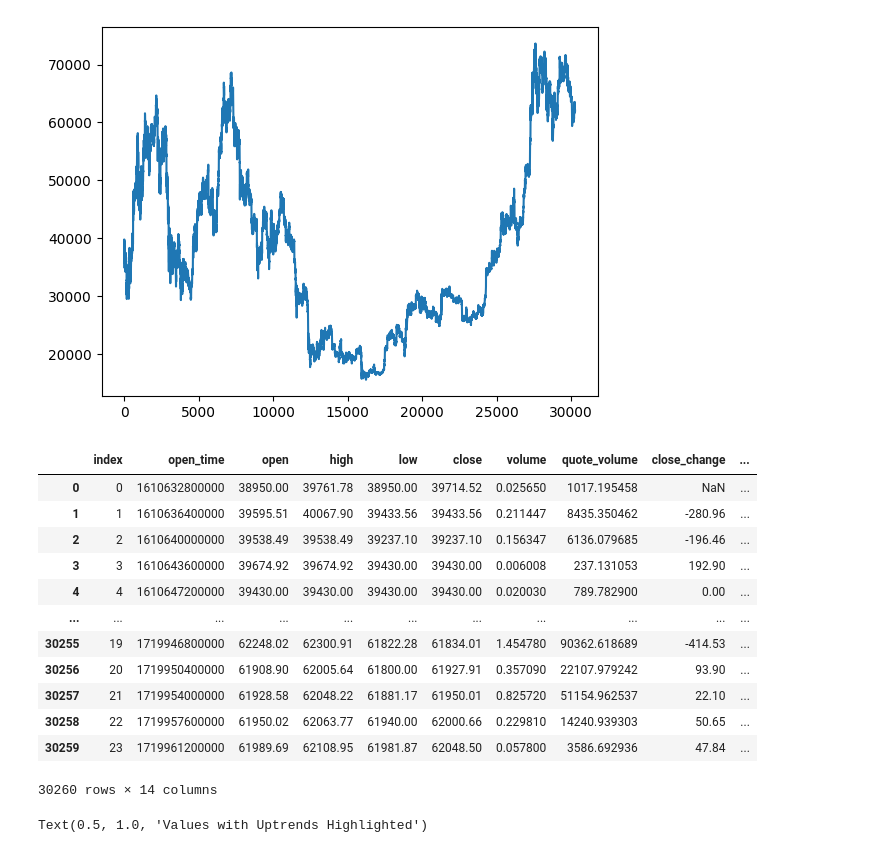
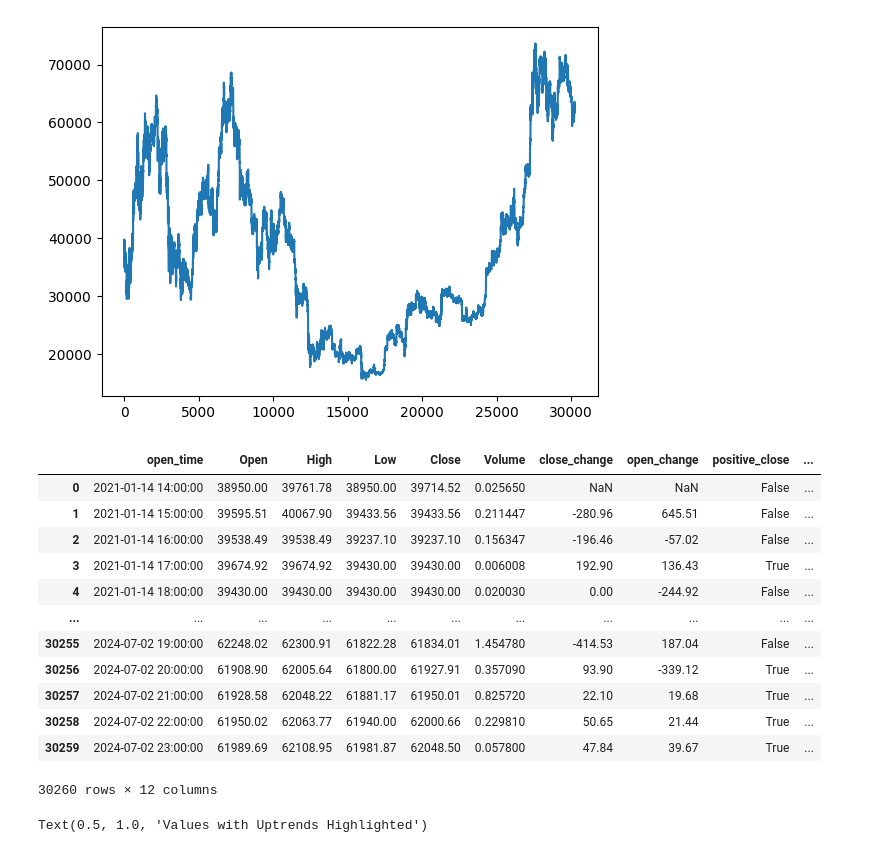
Before and after one commit to rmh7596/cryptoStrategies, a Jupyter notebook: trend_detection.ipynb, the cells around one changed output. Drawn from its saved outputs; the diff is of its cells as text; code cells hidden in the pictures.

```diff
--- a/trend_detection.ipynb
+++ b/trend_detection.ipynb
@@ -5,5 +5,7 @@ import numpy as np
 import matplotlib.pyplot as plt
 # %%
 full_df = pd.read_csv(open("/Users/RyanHaver/Projects/cryptoStrategies/full_data.csv"))
-full_df.drop(columns=['close_time', 'count', 'taker_buy_base_volume', 'taker_buy_quote_volume'], inplace=True)
-full_df.head()
+full_df['open_time'] = pd.to_datetime(full_df['open_time'], unit='ms')
+full_df.set_index('open_time', inplace=True)
+full_df.drop(columns=['close_time', 'count', 'taker_buy_base_volume', 'taker_buy_quote_volume', 'quote_volume'], inplace=True)
+full_df.columns = ['Open', 'High', 'Low', 'Close', 'Volume']
@@ -22,30 +17,30 @@ plt.show()
 # %%
 window_size = 10
 # Does using open and close prices actually give me any more information?
-full_df['close_change'] = full_df['close'].diff()
-full_df['open_change'] = full_df['open'].diff()
+full_df['close_change'] = full_df['Close'].diff()
+full_df['open_change'] = full_df['Open'].diff()
 full_df['positive_close'] = full_df['close_change'] > 0
 full_df['positive_open'] = full_df['open_change'] > 0
 close_previous_window = full_df['positive_close'].rolling(window=window_size, min_periods=window_size).sum().shift(1-window_size) == window_size
 open_previous_window = full_df['positive_open'].rolling(window=window_size, min_periods=window_size).sum().shift(1-window_size) == window_size
 full_df['trend_close'] = close_previous_window
 full_df['trend_open'] = open_previous_window
 full_df.reset_index(inplace=True)
 full_df
 # %% [output]
-|  | index | open_time | open | high | low | close | volume | quote_volume | close_change | ... |
-| 0 | 0 | 1610632800000 | 38950.00 | 39761.78 | 38950.00 | 39714.52 | 0.025650 | 1017.195458 | NaN | ... |
-| 1 | 1 | 1610636400000 | 39595.51 | 40067.90 | 39433.56 | 39433.56 | 0.211447 | 8435.350462 | -280.96 | ... |
-| 2 | 2 | 1610640000000 | 39538.49 | 39538.49 | 39237.10 | 39237.10 | 0.156347 | 6136.079685 | -196.46 | ... |
-| 3 | 3 | 1610643600000 | 39674.92 | 39674.92 | 39430.00 | 39430.00 | 0.006008 | 237.131053 | 192.90 | ... |
-| 4 | 4 | 1610647200000 | 39430.00 | 39430.00 | 39430.00 | 39430.00 | 0.020030 | 789.782900 | 0.00 | ... |
+|  | open_time | Open | High | Low | Close | Volume | close_change | open_change | positive_close | ... |
+| 0 | 2021-01-14 14:00:00 | 38950.00 | 39761.78 | 38950.00 | 39714.52 | 0.025650 | NaN | NaN | False | ... |
+| 1 | 2021-01-14 15:00:00 | 39595.51 | 40067.90 | 39433.56 | 39433.56 | 0.211447 | -280.96 | 645.51 | False | ... |
+| 2 | 2021-01-14 16:00:00 | 39538.49 | 39538.49 | 39237.10 | 39237.10 | 0.156347 | -196.46 | -57.02 | False | ... |
+| 3 | 2021-01-14 17:00:00 | 39674.92 | 39674.92 | 39430.00 | 39430.00 | 0.006008 | 192.90 | 136.43 | True | ... |
+| 4 | 2021-01-14 18:00:00 | 39430.00 | 39430.00 | 39430.00 | 39430.00 | 0.020030 | 0.00 | -244.92 | False | ... |
 | ... | ... | ... | ... | ... | ... | ... | ... | ... | ... | ... |
-| 30255 | 19 | 1719946800000 | 62248.02 | 62300.91 | 61822.28 | 61834.01 | 1.454780 | 90362.618689 | -414.53 | ... |
-| 30256 | 20 | 1719950400000 | 61908.90 | 62005.64 | 61800.00 | 61927.91 | 0.357090 | 22107.979242 | 93.90 | ... |
-| 30257 | 21 | 1719954000000 | 61928.58 | 62048.22 | 61881.17 | 61950.01 | 0.825720 | 51154.962537 | 22.10 | ... |
-| 30258 | 22 | 1719957600000 | 61950.02 | 62063.77 | 61940.00 | 62000.66 | 0.229810 | 14240.939303 | 50.65 | ... |
-| 30259 | 23 | 1719961200000 | 61989.69 | 62108.95 | 61981.87 | 62048.50 | 0.057800 | 3586.692936 | 47.84 | ... |
+| 30255 | 2024-07-02 19:00:00 | 62248.02 | 62300.91 | 61822.28 | 61834.01 | 1.454780 | -414.53 | 187.04 | False | ... |
+| 30256 | 2024-07-02 20:00:00 | 61908.90 | 62005.64 | 61800.00 | 61927.91 | 0.357090 | 93.90 | -339.12 | True | ... |
+| 30257 | 2024-07-02 21:00:00 | 61928.58 | 62048.22 | 61881.17 | 61950.01 | 0.825720 | 22.10 | 19.68 | True | ... |
+| 30258 | 2024-07-02 22:00:00 | 61950.02 | 62063.77 | 61940.00 | 62000.66 | 0.229810 | 50.65 | 21.44 | True | ... |
+| 30259 | 2024-07-02 23:00:00 | 61989.69 | 62108.95 | 61981.87 | 62048.50 | 0.057800 | 47.84 | 39.67 | True | ... |
-30260 rows × 14 columns
+30260 rows × 12 columns
 # %%
 # Plot the entire series
 plt.figure(figsize=(20,10))
```
Also changed, not shown: parts of 7 cells of this notebook, 1 other file.
